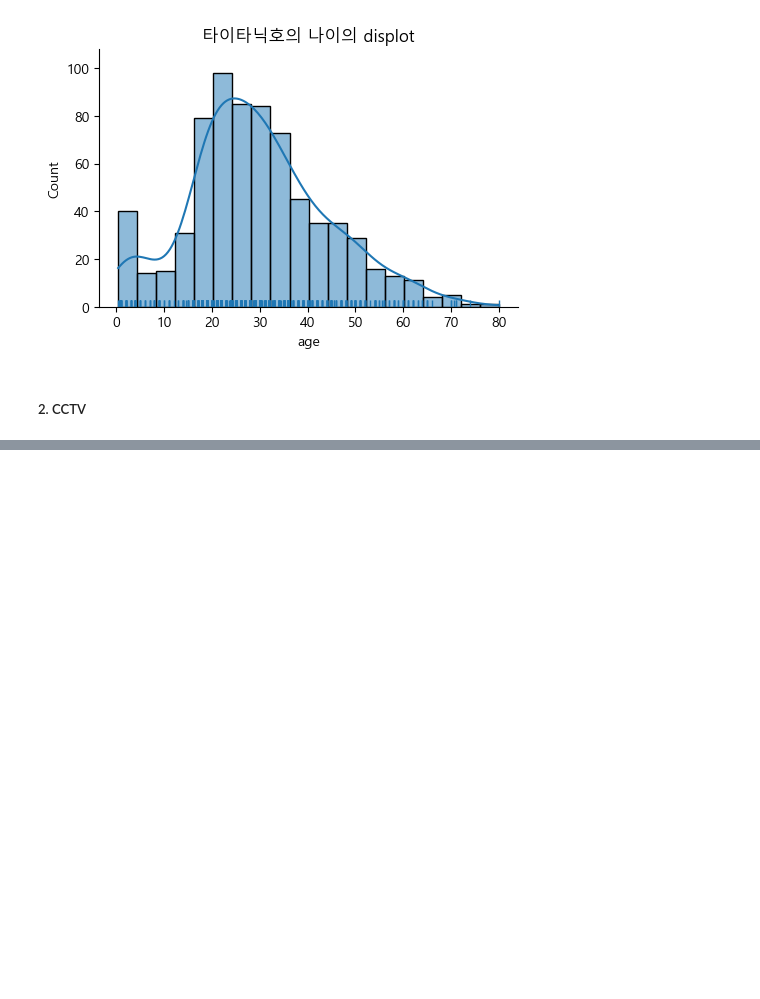
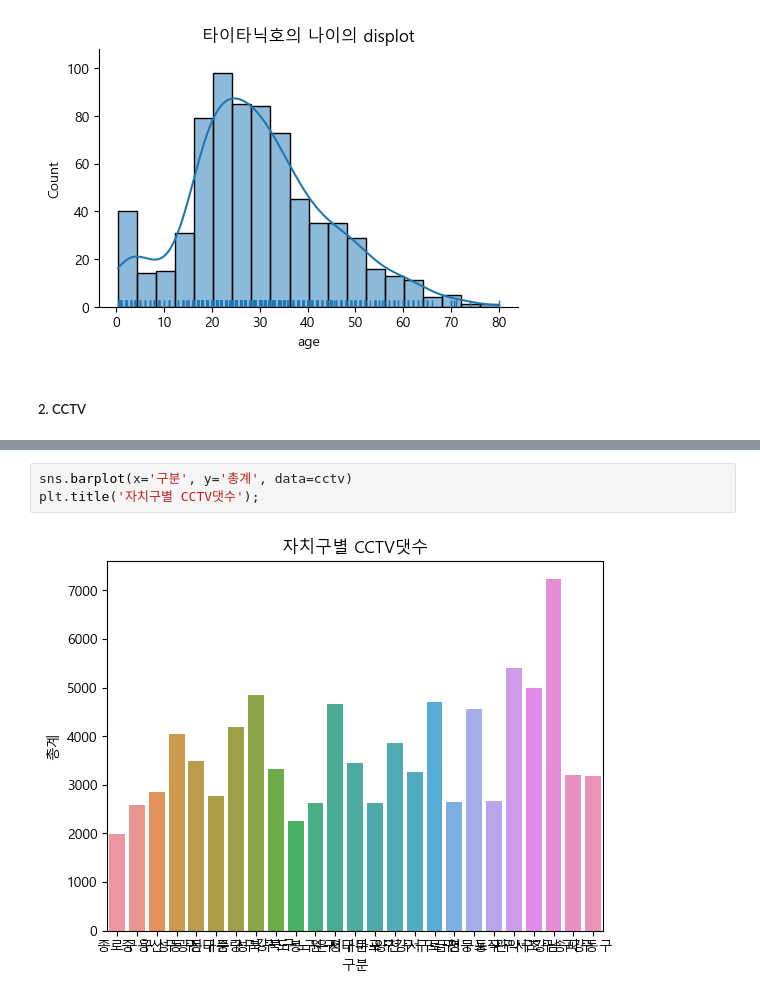
Before and after one commit to dohymy/03.-DataAnalysis-Lecture-2023-04, a Jupyter notebook: 03.시각화/연습문제(04.19).ipynb, the cells around one changed output, grey strips where cells are left out. Cells and saved outputs as stored; diff of their text form; blank space fills up the shorter version.

```diff
--- a/03.시각화/연습문제(04.19).ipynb
+++ b/03.시각화/연습문제(04.19).ipynb
@@ -71,0 +76,5 @@ plt.title('자치구 법정순');
+# %%
+sns.barplot(x='구분', y='총계', data=cctv)
+plt.title('자치구별 CCTV댓수');
+# %% [output]
+[figure, added]
```
Also changed, not shown: parts of 9 cells of this notebook.
